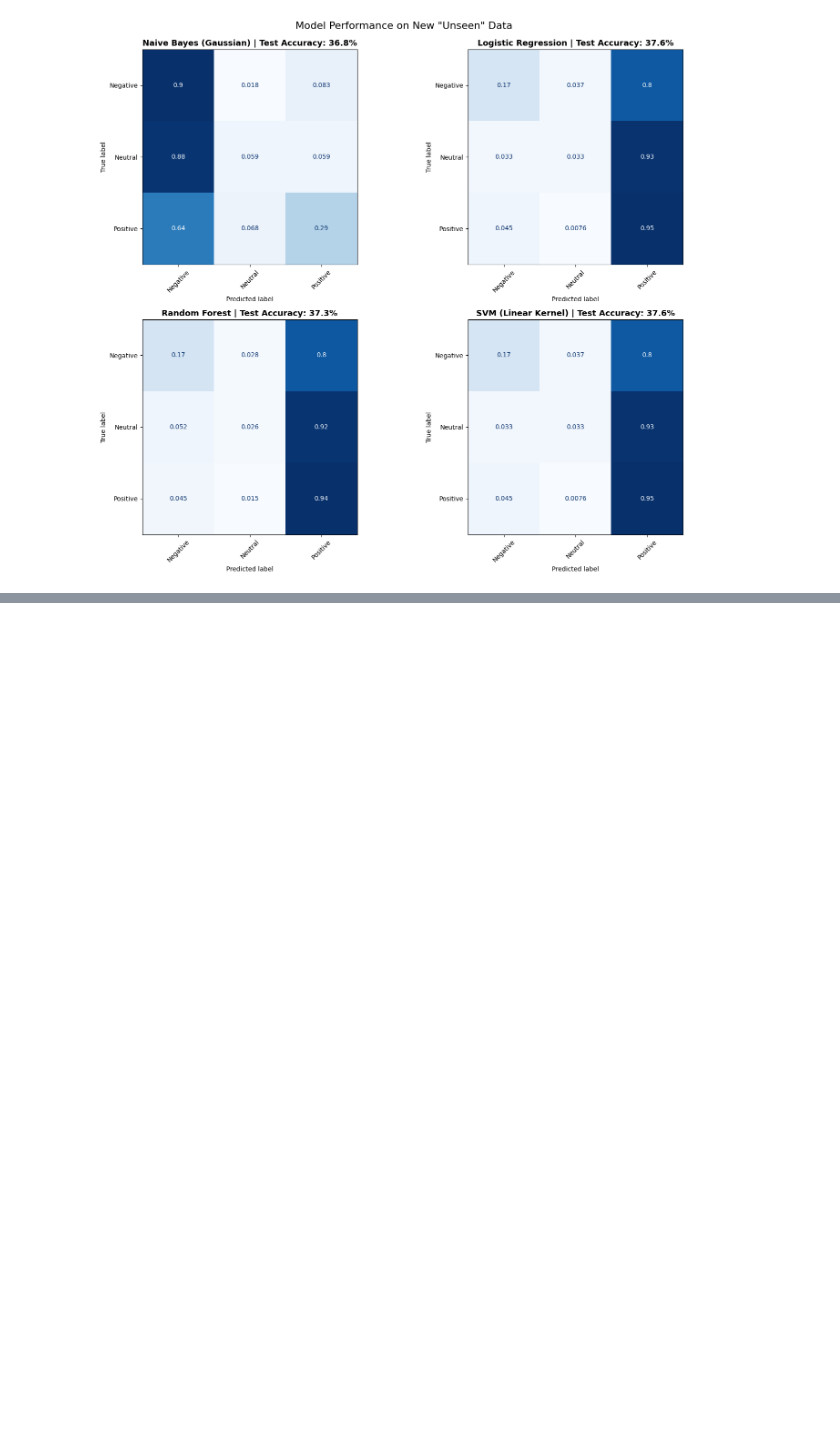
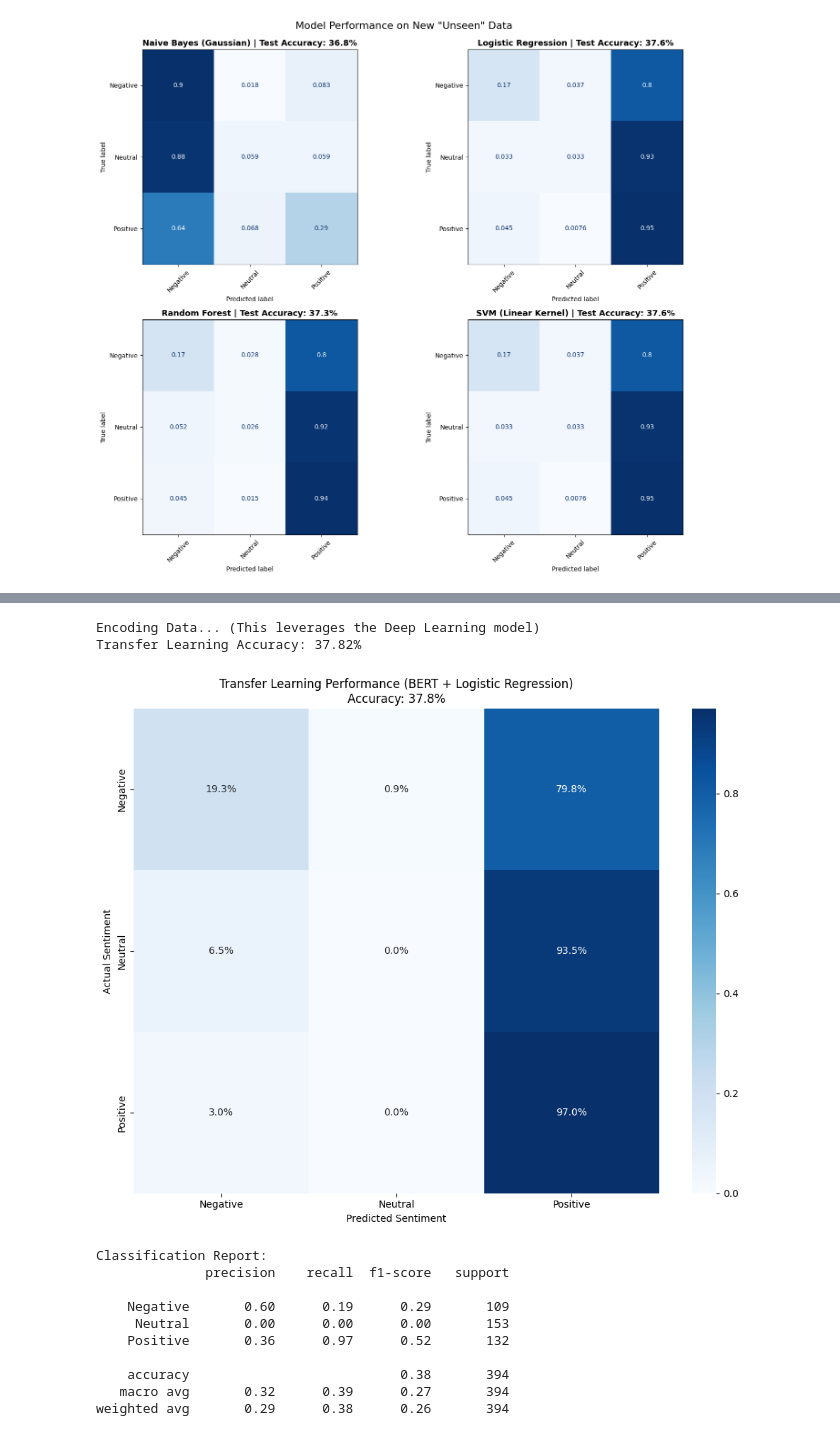
Before and after one commit to yaasamiiiin/Sentiment_Analysis_NYUDSFall2025, a Jupyter notebook: notebooks/01-data-eda-with-generalization.ipynb, the cells around one changed output, grey strips where cells are left out. Cells and saved outputs as stored; diff of their text form; code cells hidden in the pictures; blank space fills up the shorter version.

```diff
--- a/notebooks/01-data-eda-with-generalization.ipynb
+++ b/notebooks/01-data-eda-with-generalization.ipynb
@@ -1613,3 +1796,54 @@ Accuracy: 40.10%
 Generating t-SNE Visualization...
 [figure]
 Done! Images saved as 'confusion_matrix_llm.png' and 'tsne_embeddings.png'
+# %%
+print("Encoding Data... (This leverages the Deep Learning model)")
+# Generate Embeddings (X) - This is the "Deep Learning" part
+# The model converts text into 384 numbers (vectors)
+X_test = model.encode(df_test['text'].tolist())
+
+# Prepare Labels (y)
+y_test = df_test['Sentiment_Group'].str.title() # Ensure standardized casing
+
+# ---------------------------------------------------------
+# PREDICT & EVALUATE
+# ---------------------------------------------------------
+y_pred = clf.predict(X_test)
+
+accuracy = accuracy_score(y_test, y_pred)
+print(f"Transfer Learning Accuracy: {accuracy:.2%}")
+
+# ---------------------------------------------------------
+# 5. VISUALIZATION (Confusion Matrix)
+# ---------------------------------------------------------
+# Get unique labels for the plot
+unique_labels = sorted(list(set(y_labels)))
+
+cm = confusion_matrix(y_test, y_pred, labels=unique_labels, normalize='true')
+
+plt.figure(figsize=(10, 8))
+sns.heatmap(cm, annot=True, fmt='.1%', cmap='Blues',
+            xticklabels=unique_labels, yticklabels=unique_labels)
+plt.xlabel('Predicted Sentiment')
+plt.ylabel('Actual Sentiment')
+plt.title(f'Transfer Learning Performance (BERT + Logistic Regression)\nAccuracy: {accuracy:.1%}')
+plt.tight_layout()
+plt.savefig('confusion_matrix_transfer_learning.png')
+plt.show()
+
+print("\nClassification Report:")
+print(classification_report(y_test, y_pred))
+# %% [output]
+Encoding Data... (This leverages the Deep Learning model)
+Transfer Learning Accuracy: 37.82%
+[figure, added]
+Classification Report:
+              precision    recall  f1-score   support
+
+    Negative       0.60      0.19      0.29       109
+     Neutral       0.00      0.00      0.00       153
+    Positive       0.36      0.97      0.52       132
+
+    accuracy                           0.38       394
+   macro avg       0.32      0.39      0.27       394
+weighted avg       0.29      0.38      0.26       394
```
Also changed, not shown: parts of 5 cells of this notebook, 1 other file.
